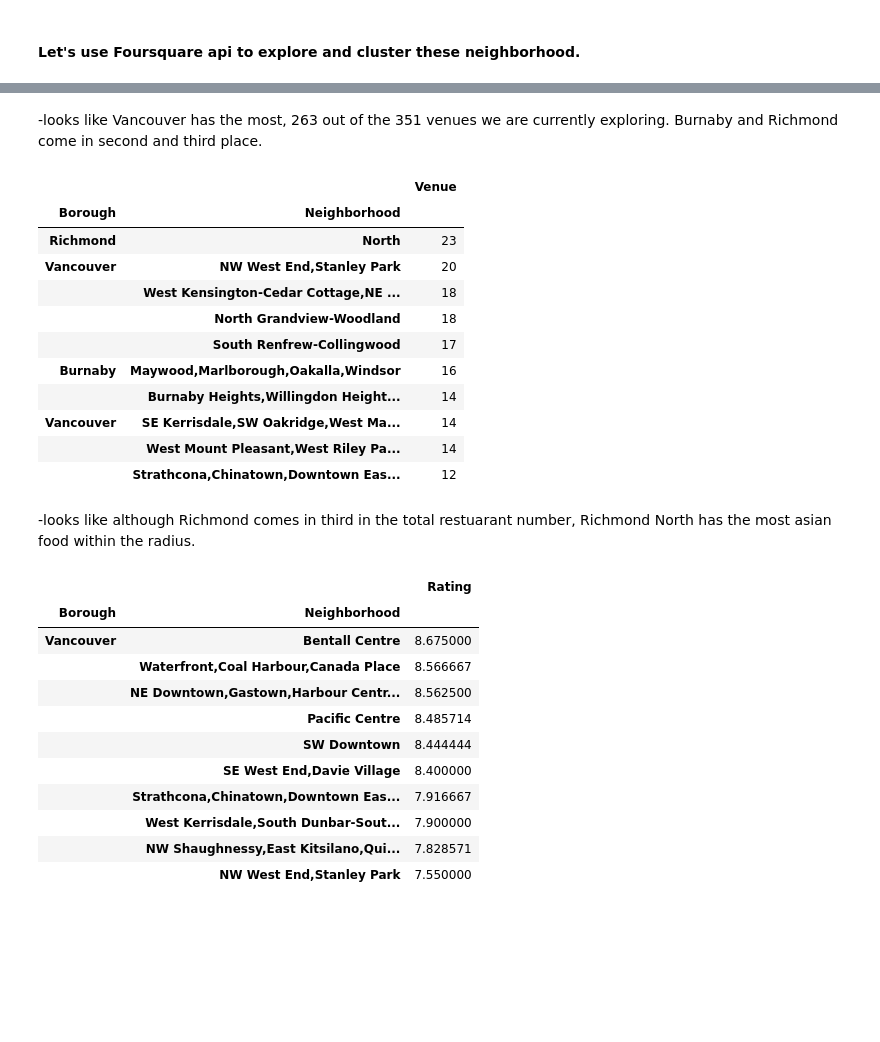
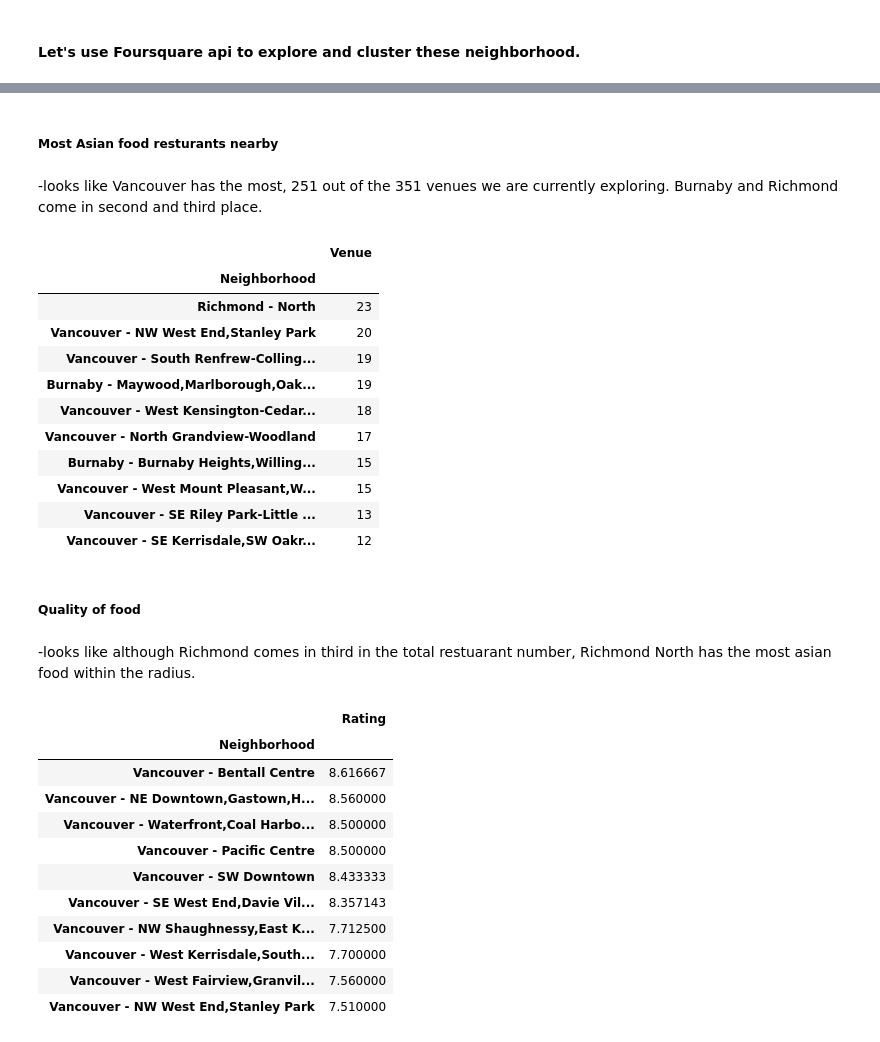
Before and after one commit to Leo-w17/Coursera_Capstone, a Jupyter notebook: Battle of neighborhood in Metro Vancouver.ipynb, the cells around one changed output, grey strips where cells are left out. Saved outputs shown, nothing was run; the diff lists cells and outputs as text; code cells hidden in the pictures; blank space fills up the shorter version.

```diff
--- a/Battle of neighborhood in Metro Vancouver.ipynb
+++ b/Battle of neighborhood in Metro Vancouver.ipynb
@@ -256,7 +261,7 @@ GVancouver=[latitude,longitude]
 -let's now visualize the neighborhood and Stations.
 # %%
 # create map of Vancouver using latitude and longitude values
-map_vancouver= folium.Map(location=GVancouver, zoom_start=11.2)
+map_vancouver= folium.Map(location=Metro_Vancouver, zoom_start=11.2)
 
 # Add the skytrain stations, green train icon with popup.
 for lat, lng, station in zip(df_station['Lat'], df_station['Lng'], df_station['Station']):
@@ -329,6 +348,6 @@ def getNearbyVenues(citys, names, latitudes, longitudes):
 
     return(nearby_venues)
 # %%
-# list all the venues we can find from 1km radius of each neighborhood of metrovancouver.
-greatvan_venues = getNearbyVenues(citys=df_final['borough'],names=df_final['neighborhood'],latitudes=df_final['latitude'],longitudes=df_final['longitude'])
+# list all the venues we can find from 1km radius of each neighborhood of metrovancouver,add to a new dataframe metrovan_venues.
+metrovan_venues = getNearbyVenues(citys=df_final['borough'],names=df_final['neighborhood'],latitudes=df_final['latitude'],longitudes=df_final['longitude'])
 # %%
@@ -339,0 +359,4 @@ greatvan_venues.shape[0]
+# %%
+#let's add the Municiple name into the Neighborhood name, to make the interpretation a little bit easier.
+metrovan_venues['Neighborhood']=metrovan_venues[['Borough', 'Neighborhood']].agg(' - '.join, axis=1)
+metrovan_venues.head()
@@ -345,6 +598,6 @@ Asian,Chinese,Japanese,Noodle,Ramen,Sushi,Shanghai,Cantonese,Vietnamese,Taiwanes
 # %%
 #find out how many asian restaurants are in these venues we are exploring.
-asianfood = greatvan_venues[greatvan_venues['Venue Category'].str.contains('Asian|Chinese|Japanese|Noodle|Ramen|Sushi|Shanghai|Cantonese|Vietnamese|Taiwanese')].reset_index(drop=True)
+asianfood = metrovan_venues[metrovan_venues['Venue Category'].str.contains('Asian|Chinese|Japanese|Noodle|Ramen|Sushi|Shanghai|Cantonese|Vietnamese|Taiwanese')].reset_index(drop=True)
 asianfood.head()
 # %% [output]
 |  | Borough | Neighborhood | Neighborhood Latitude | Neighborhood Longitude | Venue | Venue Latitude | ... |
@@ -414,41 +662,45 @@ asianfood[['Borough','Venue']].groupby('Borough').count().sort_values(['Venue'],
 | Surrey | 13 |
 | New Westminster | 6 |
 | Coquitlam | 3 |
+# %% [markdown]
+##### Most Asian food resturants nearby
 # %% [markdown]
--looks like Vancouver has the most, 263 out of the 351 venues we are currently exploring. Burnaby and Richmond come in second and third place.
+-looks like Vancouver has the most, 251 out of the 351 venues we are currently exploring. Burnaby and Richmond come in second and third place.
 # %%
 #Now let's find out which neigborhood has the most density in asian food. showing the top 10 neighborhood.
-Mostvenues=asianfood[['Borough','Neighborhood','Venue']].groupby(['Borough','Neighborhood']).count().sort_values(['Venue'],ascending=False).head(10)
+Mostvenues=asianfood[['Neighborhood','Venue']].groupby(['Neighborhood']).count().sort_values(['Venue'],ascending=False).head(10)
 Mostvenues
 # %% [output]
-|  |  | Venue |
-| Borough | Neighborhood |  |
-| Richmond | North | 23 |
-| Vancouver | NW West End,Stanley Park | 20 |
-|  | West Kensington-Cedar Cottage,NE ... | 18 |
-|  | North Grandview-Woodland | 18 |
-|  | South Renfrew-Collingwood | 17 |
-| Burnaby | Maywood,Marlborough,Oakalla,Windsor | 16 |
-|  | Burnaby Heights,Willingdon Height... | 14 |
-| Vancouver | SE Kerrisdale,SW Oakridge,West Ma... | 14 |
-|  | West Mount Pleasant,West Riley Pa... | 14 |
-|  | Strathcona,Chinatown,Downtown Eas... | 12 |
+|  | Venue |
+| Neighborhood |  |
+| Richmond - North | 23 |
+| Vancouver - NW West End,Stanley Park | 20 |
+| Vancouver - South Renfrew-Colling... | 19 |
+| Burnaby - Maywood,Marlborough,Oak... | 19 |
+| Vancouver - West Kensington-Cedar... | 18 |
+| Vancouver - North Grandview-Woodland | 17 |
+| Burnaby - Burnaby Heights,Willing... | 15 |
+| Vancouver - West Mount Pleasant,W... | 15 |
+| Vancouver - SE Riley Park-Little ... | 13 |
+| Vancouver - SE Kerrisdale,SW Oakr... | 12 |
+# %% [markdown]
+##### Quality of food
 # %% [markdown]
 -looks like although Richmond comes in third in the total restuarant number, Richmond North has the most asian food within the radius.
 # %%
 #Let's calculate the average ratings of these resturaunts in each neighborhood and showing the top 10.
-bestquality=asianfood[['Borough','Neighborhood','Rating']].groupby(['Borough','Neighborhood']).mean().sort_values(['Rating'],ascending=False)
+bestquality=asianfood[['Neighborhood','Rating']].groupby('Neighborhood').mean().sort_values(['Rating'],ascending=False)
 bestquality.head(10)
 # %% [output]
-|  |  | Rating |
-| Borough | Neighborhood |  |
-| Vancouver | Bentall Centre | 8.675000 |
-|  | Waterfront,Coal Harbour,Canada Place | 8.566667 |
-|  | NE Downtown,Gastown,Harbour Centr... | 8.562500 |
-|  | Pacific Centre | 8.485714 |
-|  | SW Downtown | 8.444444 |
-|  | SE West End,Davie Village | 8.400000 |
-|  | Strathcona,Chinatown,Downtown Eas... | 7.916667 |
-|  | West Kerrisdale,South Dunbar-Sout... | 7.900000 |
-|  | NW Shaughnessy,East Kitsilano,Qui... | 7.828571 |
-|  | NW West End,Stanley Park | 7.550000 |
+|  | Rating |
+| Neighborhood |  |
+| Vancouver - Bentall Centre | 8.616667 |
+| Vancouver - NE Downtown,Gastown,H... | 8.560000 |
+| Vancouver - Waterfront,Coal Harbo... | 8.500000 |
+| Vancouver - Pacific Centre | 8.500000 |
+| Vancouver - SW Downtown | 8.433333 |
+| Vancouver - SE West End,Davie Vil... | 8.357143 |
+| Vancouver - NW Shaughnessy,East K... | 7.712500 |
+| Vancouver - West Kerrisdale,South... | 7.700000 |
+| Vancouver - West Fairview,Granvil... | 7.560000 |
+| Vancouver - NW West End,Stanley Park | 7.510000 |
```
Also changed, not shown: parts of 80 cells of this notebook.
